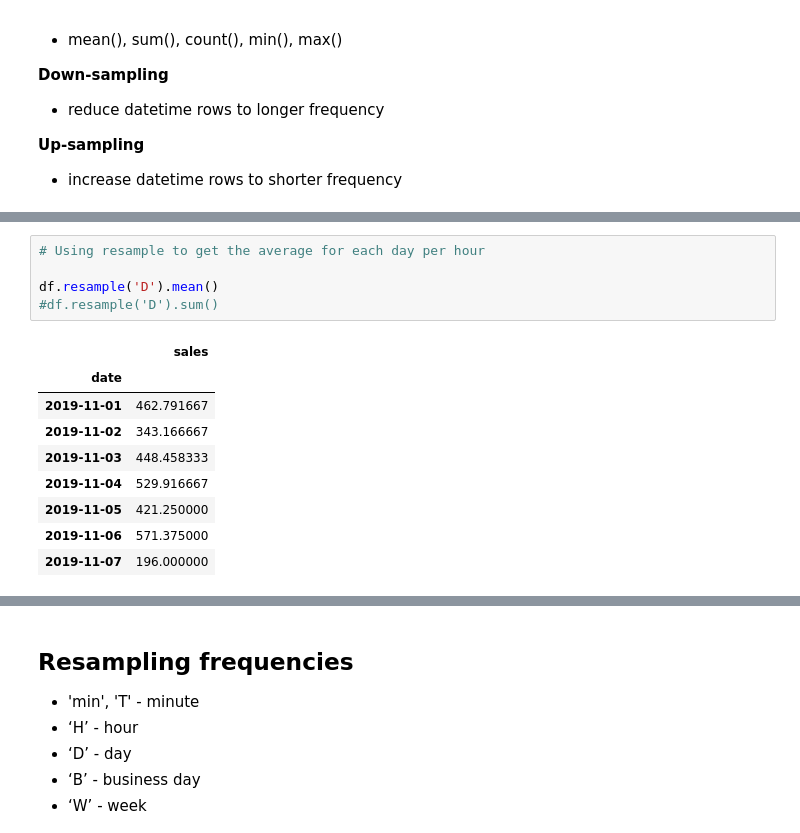
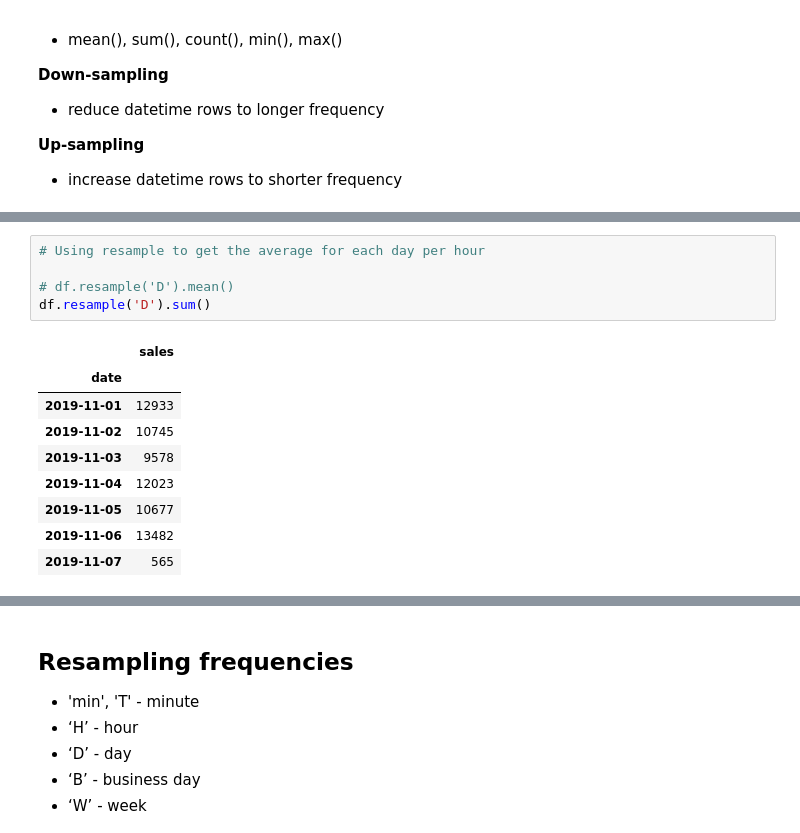
Before and after one commit to wolego2uni/ibm_demo, a Jupyter notebook: 4_6_Pandas_7_Basic_Time_Series_Analysis.ipynb, the cells around one changed output, grey strips where cells are left out. Cells and saved outputs as stored; diff of their text form.

```diff
--- a/4_6_Pandas_7_Basic_Time_Series_Analysis.ipynb
+++ b/4_6_Pandas_7_Basic_Time_Series_Analysis.ipynb
@@ -162,18 +167,18 @@ df.head()
 # %%
 # Using resample to get the average for each day per hour
 
-df.resample('D').mean()
-#df.resample('D').sum()
+# df.resample('D').mean()
+df.resample('D').sum()
 # %% [output]
 |  | sales |
 | date |  |
-| 2019-11-01 | 462.791667 |
-| 2019-11-02 | 343.166667 |
-| 2019-11-03 | 448.458333 |
-| 2019-11-04 | 529.916667 |
-| 2019-11-05 | 421.250000 |
-| 2019-11-06 | 571.375000 |
-| 2019-11-07 | 196.000000 |
+| 2019-11-01 | 12933 |
+| 2019-11-02 | 10745 |
+| 2019-11-03 | 9578 |
+| 2019-11-04 | 12023 |
+| 2019-11-05 | 10677 |
+| 2019-11-06 | 13482 |
+| 2019-11-07 | 565 |
 # %%
 # Using resample to get the average for each minute (downsampling)
 
```
Also changed, not shown: parts of 10 cells of this notebook.
